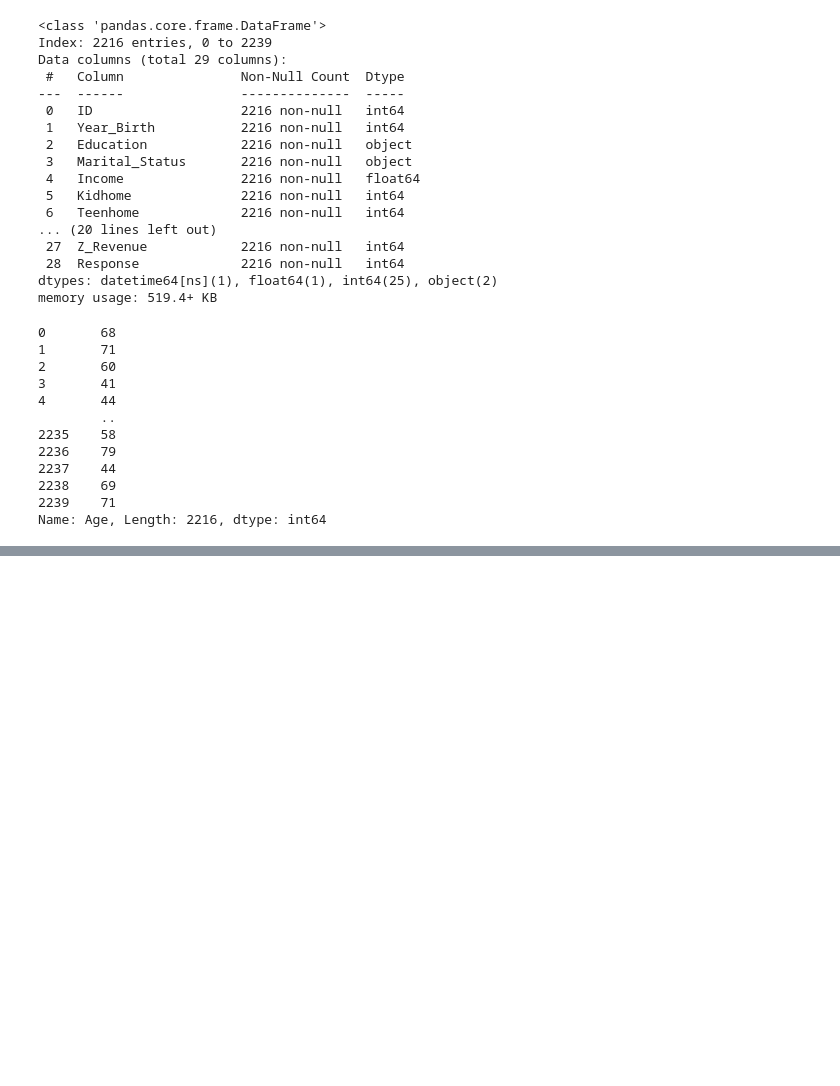
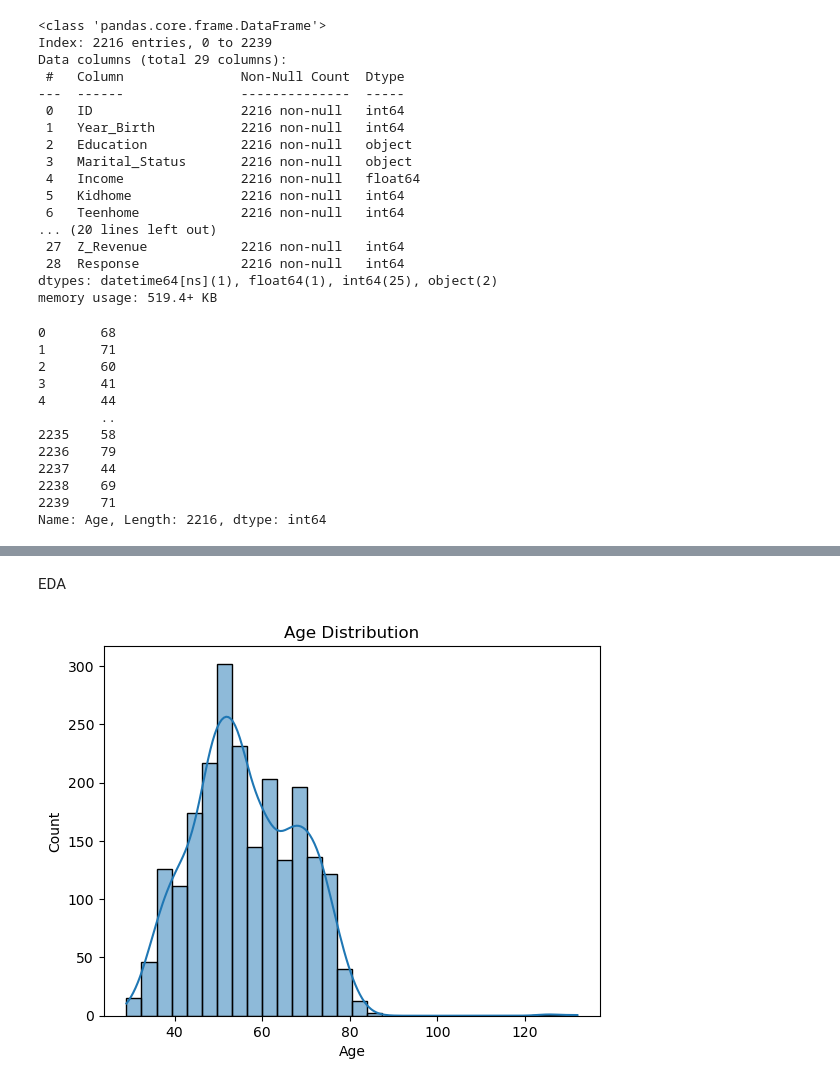
Before and after one commit to ahmetkgurel/Marketing_data_segmentation, a Jupyter notebook: segmentation.ipynb, the cells around one changed output, grey strips where cells are left out. Saved outputs shown, nothing was run; the diff lists cells and outputs as text; code cells hidden in the pictures; blank space fills up the shorter version.

```diff
--- a/segmentation.ipynb
+++ b/segmentation.ipynb
@@ -171,2 +171,2 @@ df.head()
 # %%
-#df.loc[:,'Total_childeren'] = df.loc[:,'Kidhome'] + df[:,'Teenhome']
+df.loc[:,'Total_childeren'] = df.loc[:,'Kidhome'] + df.loc[:,'Teenhome']
@@ -174,0 +208,6 @@ InvalidIndexError: (slice(None, None, None), 'Teenhome')
+# %%
+spend_cols = ['MntWines', 'MntFruits',
+       'MntMeatProducts', 'MntFishProducts', 'MntSweetProducts',
+       'MntGoldProds']
+# %%
+df['Total_spending'] = df[spend_cols].sum(axis=1)
@@ -174,0 +230,2 @@ InvalidIndexError: (slice(None, None, None), 'Teenhome')
+# %%
+df['Customer_Since'] = (pd.Timestamp('today') - df['Dt_Customer']).dt.days #calculating how many days passed when customer buy first item
@@ -174,0 +247,9 @@ InvalidIndexError: (slice(None, None, None), 'Teenhome')
+# %% [markdown]
+EDA
+# %%
+#Age distribution
+sns.histplot(df['Age'], bins = 30, kde=True )
+plt.title('Age Distribution')
+plt.show()
+# %% [output]
+[figure, added]
```
Also changed, not shown: parts of 49 cells of this notebook.
